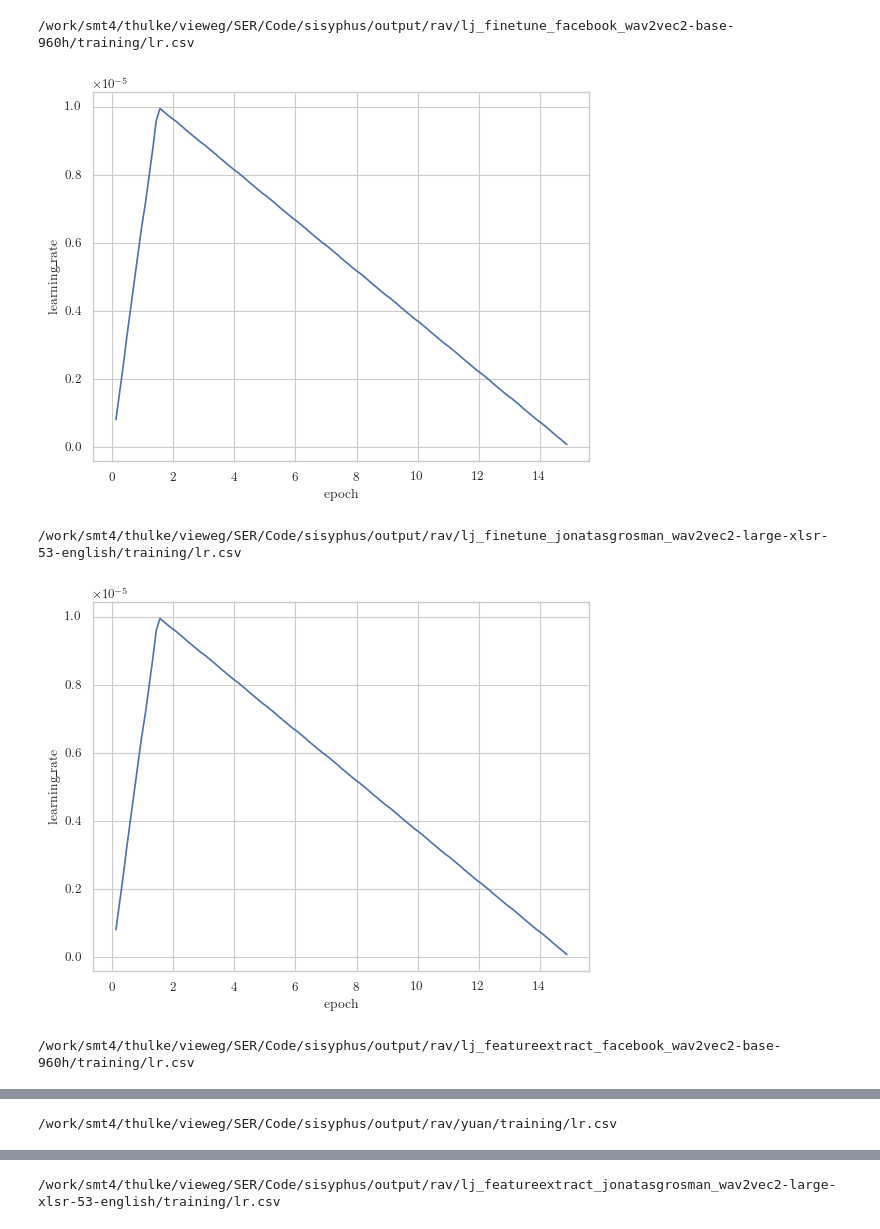
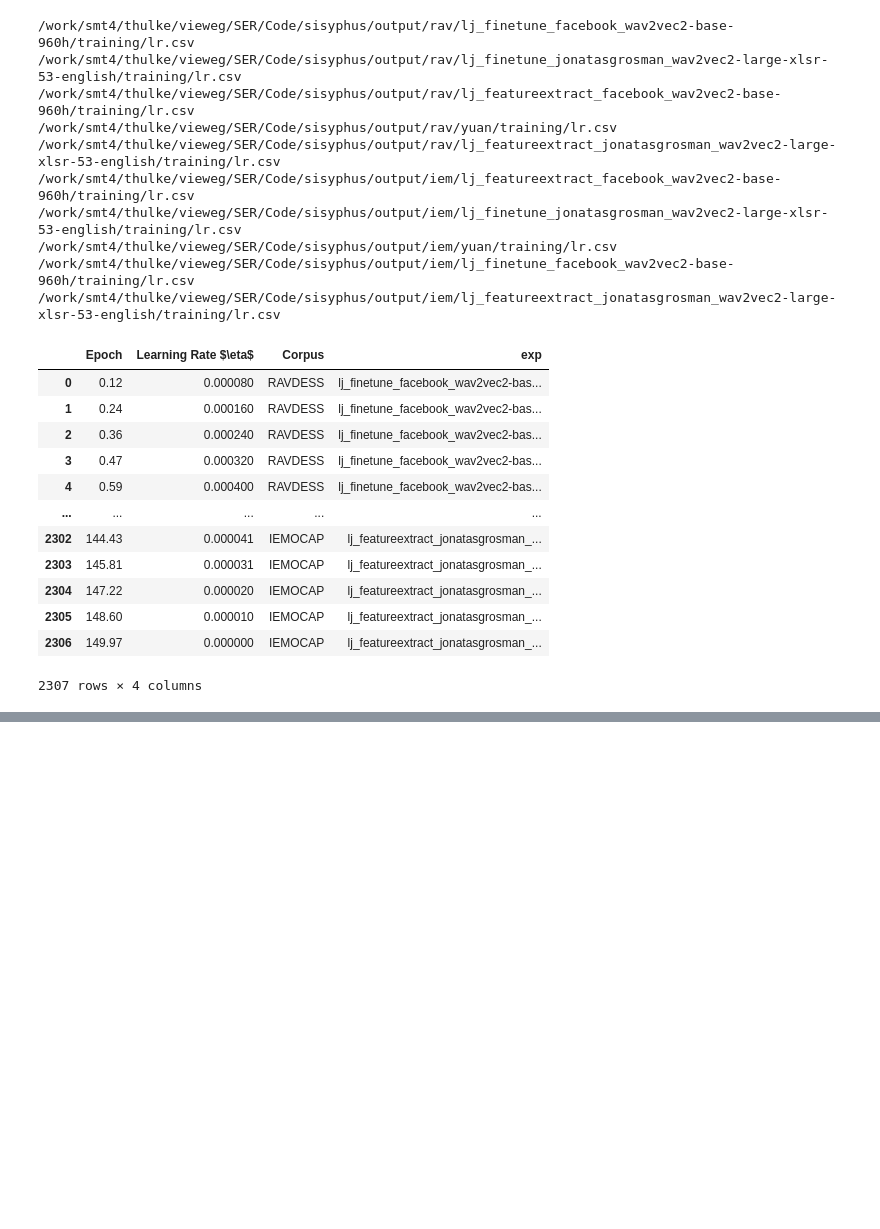
Before and after one commit to DSMaVie/ser-explo, a Jupyter notebook: scripts/format_plots.ipynb, the cells around one changed output, grey strips where cells are left out. Drawn from its saved outputs; the diff is of its cells as text; code cells hidden in the pictures; blank space fills up the shorter version.

```diff
--- a/scripts/format_plots.ipynb
+++ b/scripts/format_plots.ipynb
@@ -39,12 +85,45 @@ for path in map(Path, glob.glob(f"{OUTPUT_DIR}/**/loss.csv", recursive=True)):
 # %%
+datas = []
 for path in map(Path, glob.glob(f"{OUTPUT_DIR}/**/lr.csv", recursive=True)):
     print(path)
     data = pd.read_csv(path)
-    plot = sns.lineplot(data=data, x="epoch", y="learning_rate", estimator=None)
-    plt.show()
+    if path.parts[-4] == "rav":
+        data["Corpus"] = "RAVDESS"
+    else:
+        data["Corpus"] = "IEMOCAP"
+
+    data["exp"] = path.parts[-3]
+    data = data.rename(
+        columns={
+            "learning_rate": "Learning Rate $\eta$",
+            "kind": "Split",
+            "epoch": "Epoch",
+        }
+    )
+    datas.append(data)
+data = pd.concat(datas, ignore_index=True)
+data
 # %% [output]
 /work/smt4/thulke/vieweg/SER/Code/sisyphus/output/rav/lj_finetune_facebook_wav2vec2-base-960h/training/lr.csv
+/work/smt4/thulke/vieweg/SER/Code/sisyphus/output/rav/lj_finetune_jonatasgrosman_wav2vec2-large-xlsr-53-english/training/lr.csv
+/work/smt4/thulke/vieweg/SER/Code/sisyphus/output/rav/lj_featureextract_facebook_wav2vec2-base-960h/training/lr.csv
+/work/smt4/thulke/vieweg/SER/Code/sisyphus/output/rav/yuan/training/lr.csv
+/work/smt4/thulke/vieweg/SER/Code/sisyphus/output/rav/lj_featureextract_jonatasgrosman_wav2vec2-large-xlsr-53-english/training/lr.csv
+/work/smt4/thulke/vieweg/SER/Code/sisyphus/output/iem/lj_featureextract_facebook_wav2vec2-base-960h/training/lr.csv
+/work/smt4/thulke/vieweg/SER/Code/sisyphus/output/iem/lj_finetune_jonatasgrosman_wav2vec2-large-xlsr-53-english/training/lr.csv
+/work/smt4/thulke/vieweg/SER/Code/sisyphus/output/iem/yuan/training/lr.csv
+/work/smt4/thulke/vieweg/SER/Code/sisyphus/output/iem/lj_finetune_facebook_wav2vec2-base-960h/training/lr.csv
+/work/smt4/thulke/vieweg/SER/Code/sisyphus/output/iem/lj_featureextract_jonatasgrosman_wav2vec2-large-xlsr-53-english/training/lr.csv
-[figure, removed]
+|  | Epoch | Learning Rate $\eta$ | Corpus | exp |
+| 0 | 0.12 | 0.000080 | RAVDESS | lj_finetune_facebook_wav2vec2-bas... |
+| 1 | 0.24 | 0.000160 | RAVDESS | lj_finetune_facebook_wav2vec2-bas... |
+| 2 | 0.36 | 0.000240 | RAVDESS | lj_finetune_facebook_wav2vec2-bas... |
+| 3 | 0.47 | 0.000320 | RAVDESS | lj_finetune_facebook_wav2vec2-bas... |
+| 4 | 0.59 | 0.000400 | RAVDESS | lj_finetune_facebook_wav2vec2-bas... |
+| ... | ... | ... | ... | ... |
+| 2302 | 144.43 | 0.000041 | IEMOCAP | lj_featureextract_jonatasgrosman_... |
+| 2303 | 145.81 | 0.000031 | IEMOCAP | lj_featureextract_jonatasgrosman_... |
+| 2304 | 147.22 | 0.000020 | IEMOCAP | lj_featureextract_jonatasgrosman_... |
+| 2305 | 148.60 | 0.000010 | IEMOCAP | lj_featureextract_jonatasgrosman_... |
+| 2306 | 149.97 | 0.000000 | IEMOCAP | lj_featureextract_jonatasgrosman_... |
-/work/smt4/thulke/vieweg/SER/Code/sisyphus/output/rav/lj_finetune_jonatasgrosman_wav2vec2-large-xlsr-53-english/training/lr.csv
+2307 rows × 4 columns
-[figure, removed]
-/work/smt4/thulke/vieweg/SER/Code/sisyphus/output/rav/lj_featureextract_facebook_wav2vec2-base-960h/training/lr.csv
@@ -52 +129,0 @@ for path in map(Path, glob.glob(f"{OUTPUT_DIR}/**/lr.csv", recursive=True)):
-/work/smt4/thulke/vieweg/SER/Code/sisyphus/output/rav/yuan/training/lr.csv
@@ -54 +129,0 @@ for path in map(Path, glob.glob(f"{OUTPUT_DIR}/**/lr.csv", recursive=True)):
-/work/smt4/thulke/vieweg/SER/Code/sisyphus/output/rav/lj_featureextract_jonatasgrosman_wav2vec2-large-xlsr-53-english/training/lr.csv
```
Also changed, not shown: parts of 6 cells of this notebook, 12 other files.
